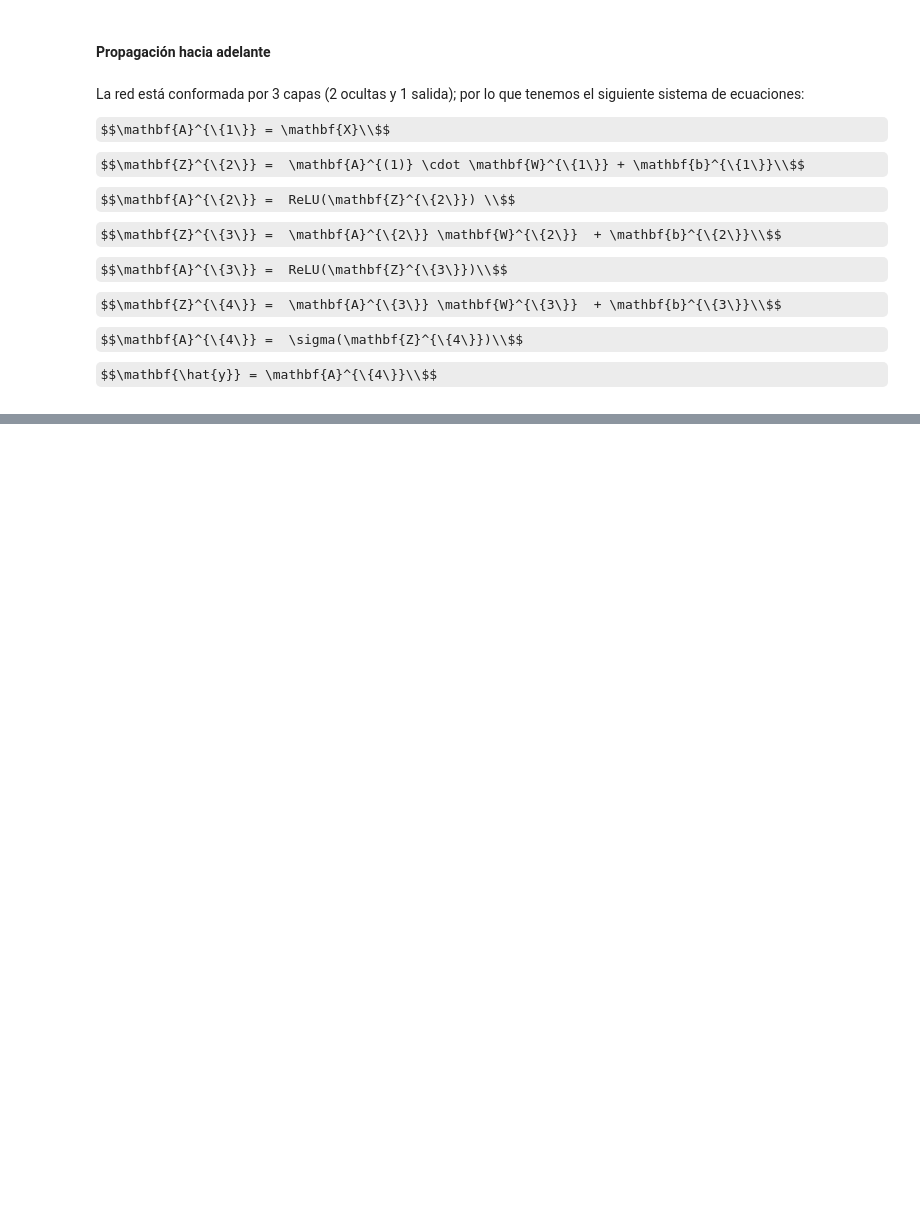
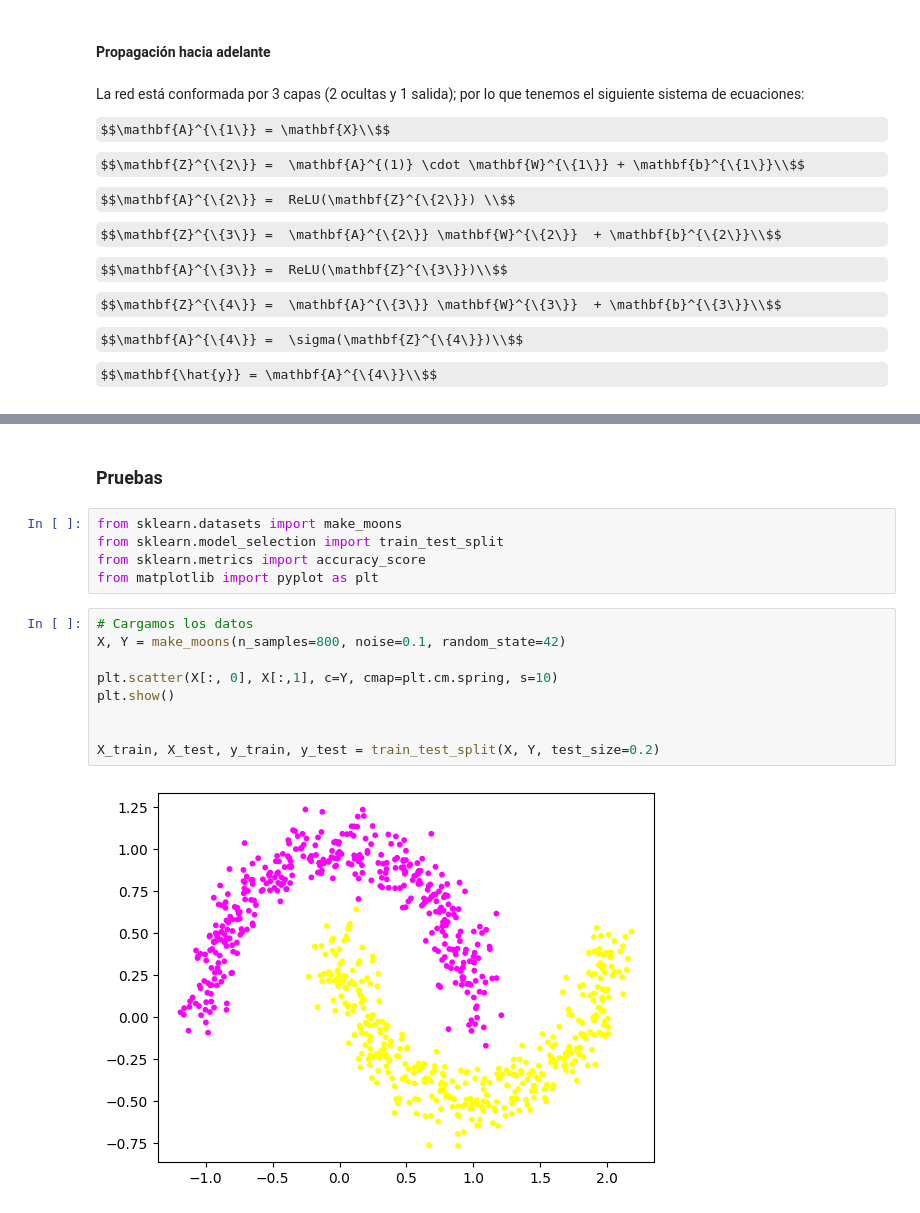
Before and after one commit to Qweryedu/Aprendizaje-Profundo, a Jupyter notebook: Tarea01/Ejercicio2.ipynb, the cells around one changed output, grey strips where cells are left out. Drawn from its saved outputs; the diff is of its cells as text; some formulas as TeX source; blank space fills up the shorter version.

```diff
--- a/Tarea01/Ejercicio2.ipynb
+++ b/Tarea01/Ejercicio2.ipynb
@@ -78,0 +181,18 @@ def hacia_adelante(X, W1, b1, W2, b2, W3, b3):
+# %% [markdown]
+### Pruebas
+# %%
+from sklearn.datasets import make_moons
+from sklearn.model_selection import train_test_split
+from sklearn.metrics import accuracy_score
+from matplotlib import pyplot as plt
+# %%
+# Cargamos los datos
+X, Y = make_moons(n_samples=800, noise=0.1, random_state=42)
+
+plt.scatter(X[:, 0], X[:,1], c=Y, cmap=plt.cm.spring, s=10)
+plt.show()
+
+
+X_train, X_test, y_train, y_test = train_test_split(X, Y, test_size=0.2)
+# %% [output]
+[figure, added]
```
Also changed, not shown: parts of 23 cells of this notebook, 1 other file.
